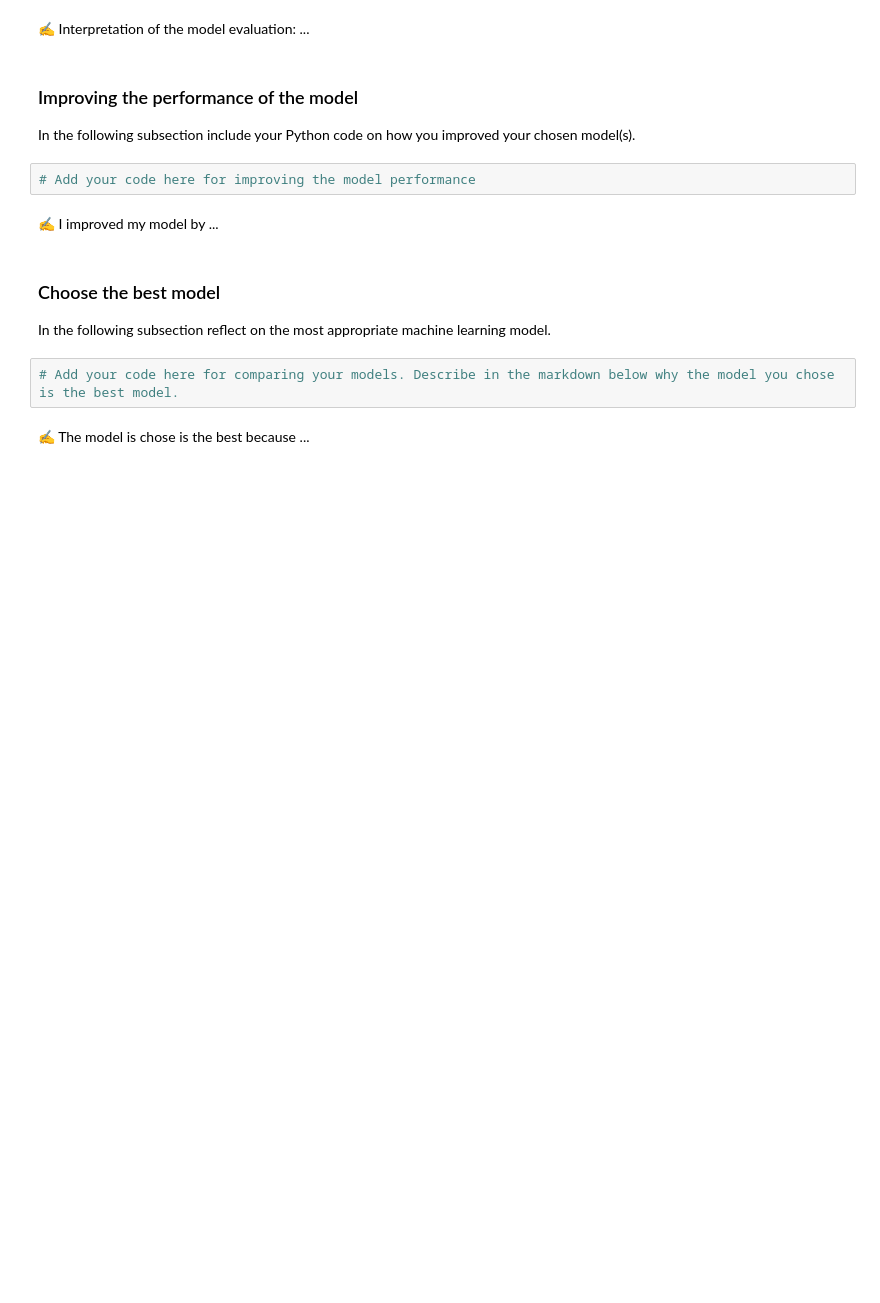
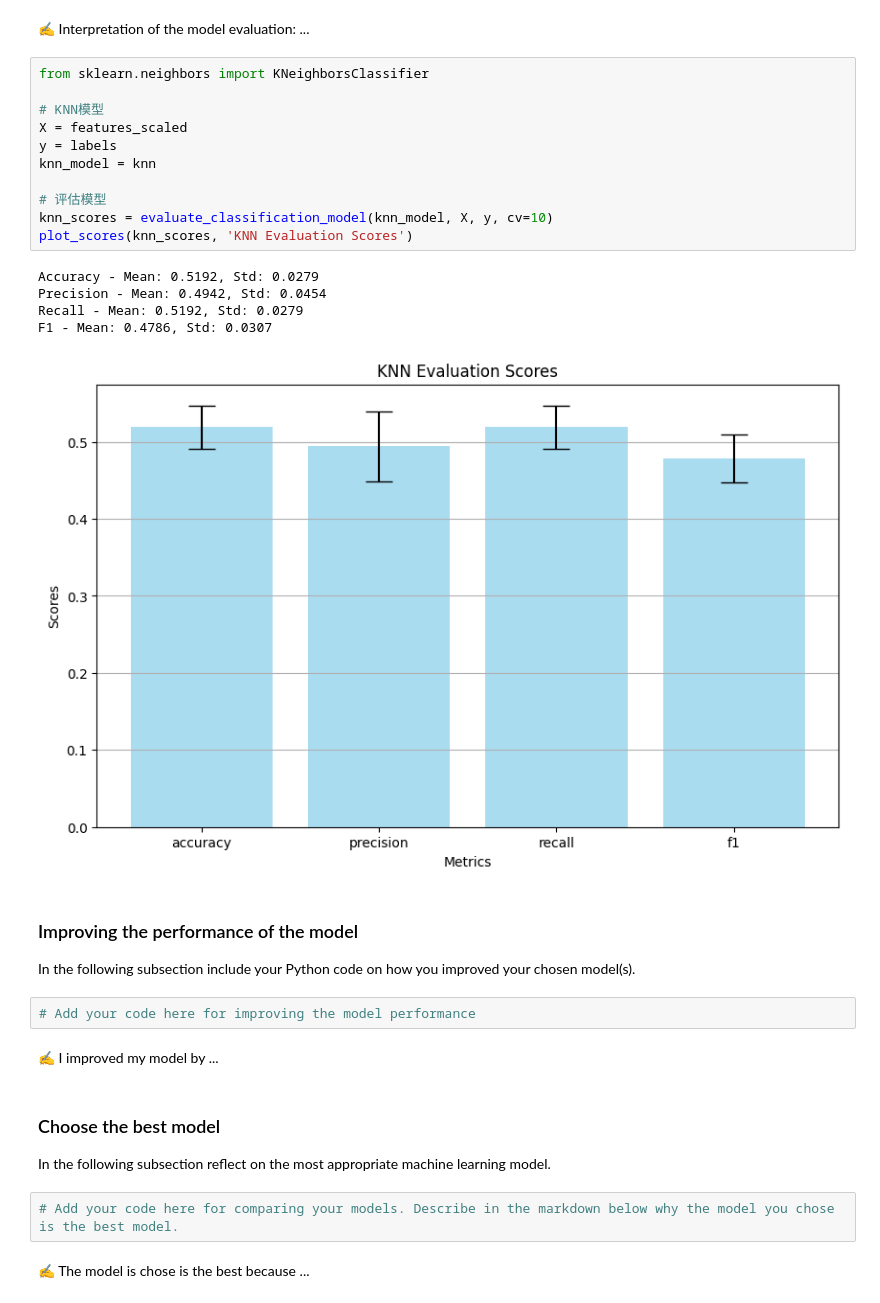
Before and after one commit to Chris-JunHao/group3, a Jupyter notebook: AdventureWork_Template_Final_Deliverable.ipynb, the cells around one changed output. Saved outputs shown, nothing was run; the diff lists cells and outputs as text; blank space fills up the shorter version.

```diff
--- a/AdventureWork_Template_Final_Deliverable.ipynb
+++ b/AdventureWork_Template_Final_Deliverable.ipynb
@@ -508,5 +635,22 @@ In the following subsection include your Python code on how you evaluated your c
 # %% [markdown]
 ✍️ Interpretation of the model evaluation: ...
+# %%
+from sklearn.neighbors import KNeighborsClassifier
+
+# KNN模型
+X = features_scaled
+y = labels
+knn_model = knn
+
+# 评估模型
+knn_scores = evaluate_classification_model(knn_model, X, y, cv=10)
+plot_scores(knn_scores, 'KNN Evaluation Scores')
+# %% [output]
+Accuracy - Mean: 0.5192, Std: 0.0279
+Precision - Mean: 0.4942, Std: 0.0454
+Recall - Mean: 0.5192, Std: 0.0279
+F1 - Mean: 0.4786, Std: 0.0307
+[figure, added]
 # %% [markdown]
 ### Improving the performance of the model
 
```
Also changed, not shown: parts of 15 cells of this notebook.
